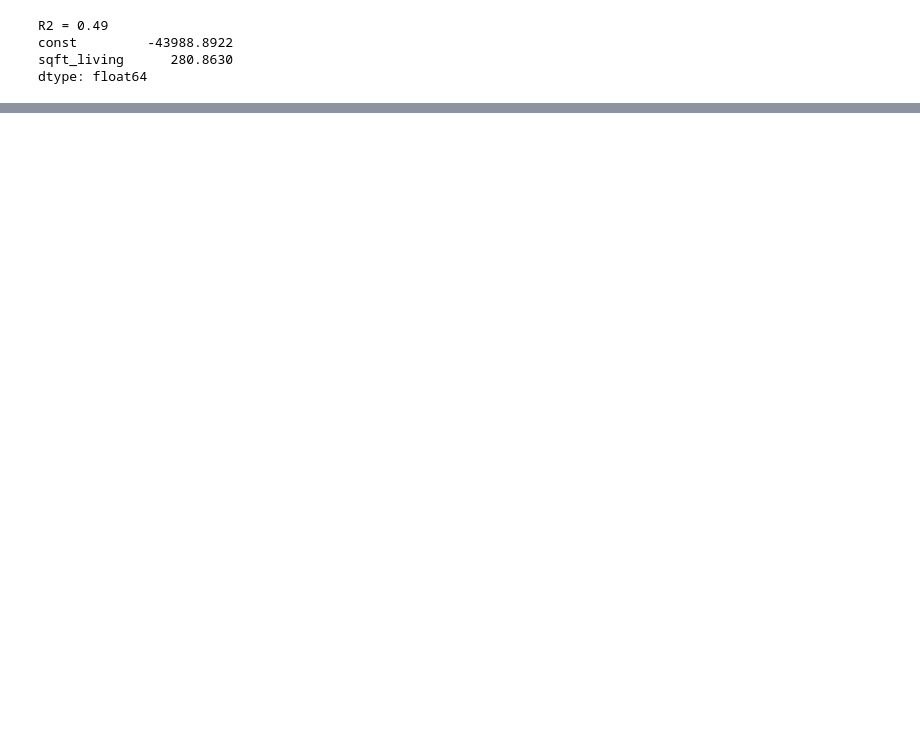
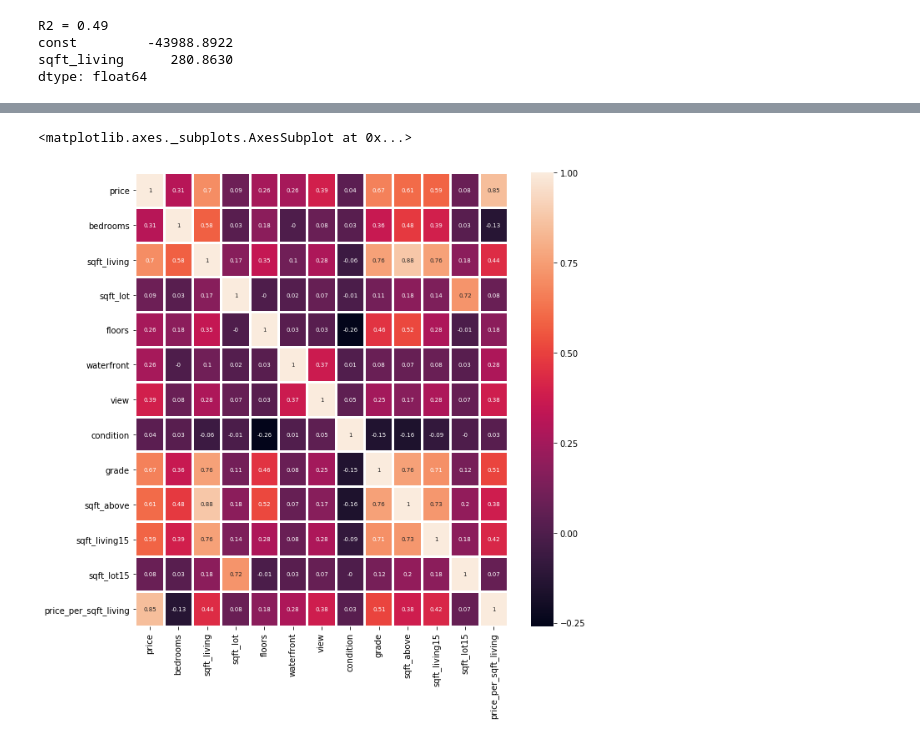
Before and after one commit to Silkways/Seattlers, a Jupyter notebook: Housing_Project_Gus.ipynb, the cells around one changed output, grey strips where cells are left out. Cells and saved outputs as stored; diff of their text form; code cells hidden in the pictures; blank space fills up the shorter version.

```diff
--- a/Housing_Project_Gus.ipynb
+++ b/Housing_Project_Gus.ipynb
@@ -137,3 +139,7 @@ Warnings:
 [1] Standard Errors assume that the covariance matrix of the errors is correctly specified.
 [2] The condition number is large, 5.63e+03. This might indicate that there are
 strong multicollinearity or other numerical problems.
+# %%
+df_base_2 = df_base.drop(['id','yr_built', 'yr_renovated','zipcode', 'lat','long','bathrooms'], axis = 1)
+corr1 = df_base_2.corr().round(2)
+corr1.sort_values('grade', ascending = False)
@@ -139,0 +161,8 @@ strong multicollinearity or other numerical problems.
+# %%
+#Updated & Simplified correlation heatmap
+
+f, ax = plt.subplots(figsize=(10, 10))
+sns.heatmap(data = corr1, annot = True, annot_kws = {"size": 7}, linewidth = 2)
+# %% [output]
+<matplotlib.axes._subplots.AxesSubplot at 0x...>
+[figure, added]
```
Also changed, not shown: parts of 18 cells of this notebook.
